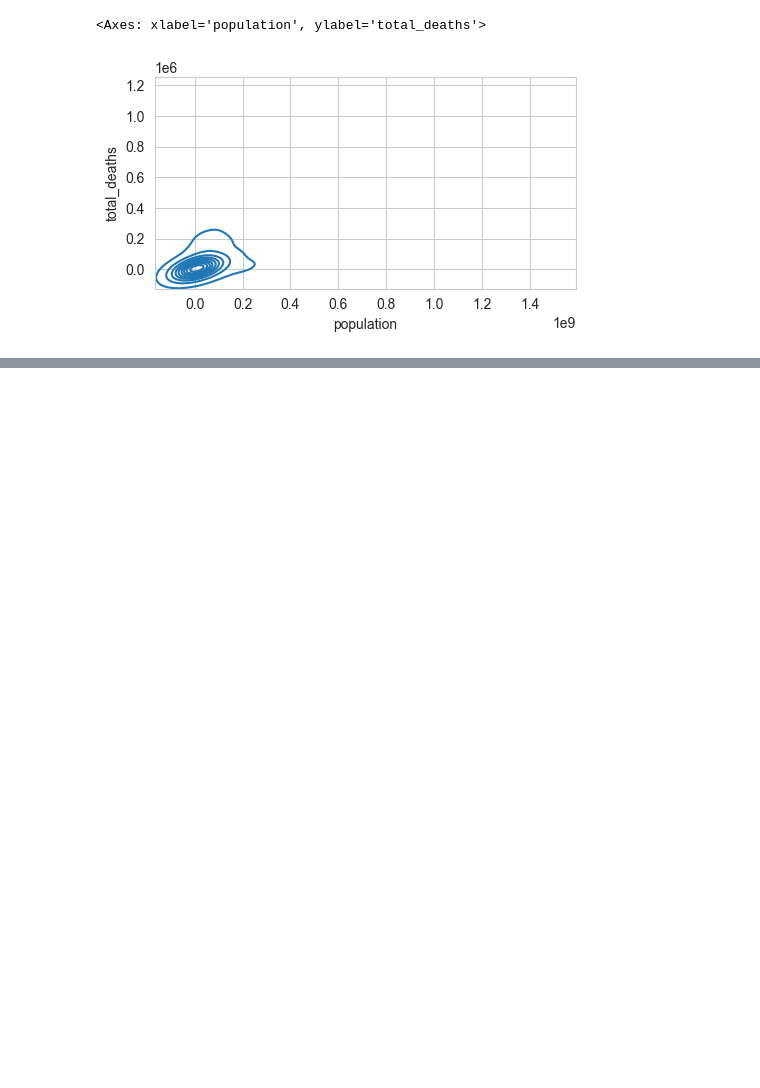
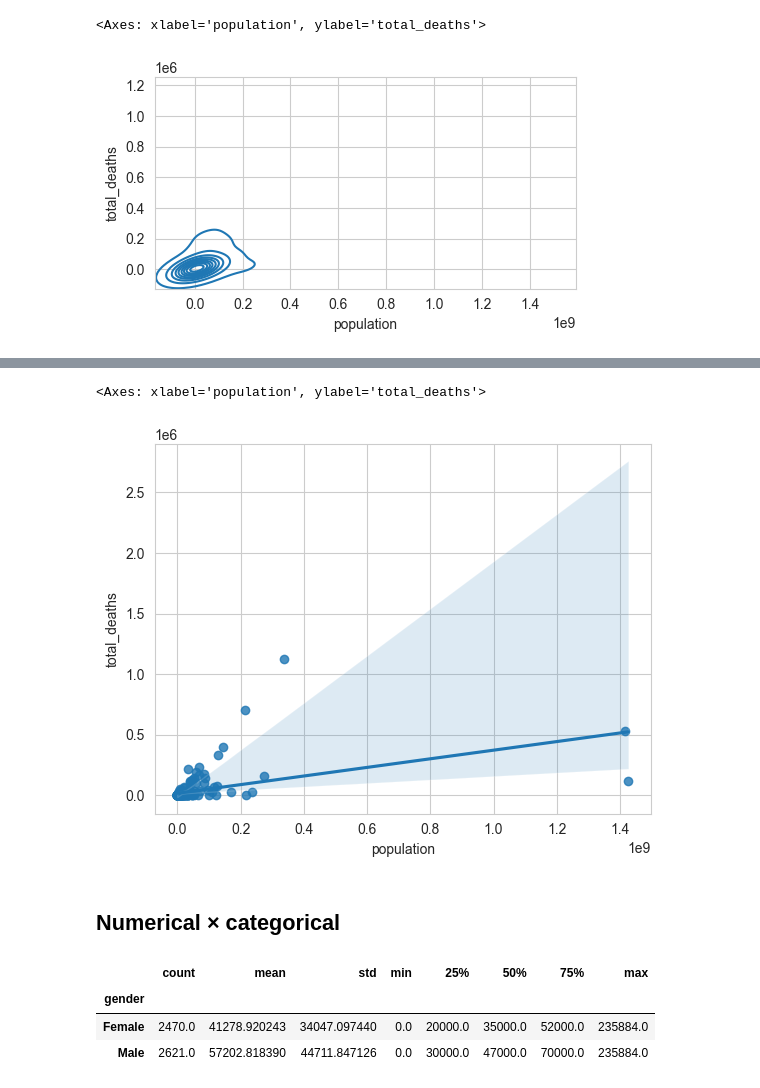
Before and after one commit to jieshu-wang-SBU/EST389_371_2026_spring, a Jupyter notebook: lectures/06-EDA_and_visualization_1/06-10_bivariate_EDA.ipynb, the cells around one changed output, grey strips where cells are left out. Drawn from its saved outputs; the diff is of its cells as text; code cells hidden in the pictures; blank space fills up the shorter version.

```diff
--- a/lectures/06-EDA_and_visualization_1/06-10_bivariate_EDA.ipynb
+++ b/lectures/06-EDA_and_visualization_1/06-10_bivariate_EDA.ipynb
@@ -56,0 +54,7 @@ covid_totals[['population','pop_density','total_cases','total_deaths']].corr()
+# %%
+# reg plots
+
+sns.regplot(data=covid_totals, x='population', y='total_deaths')
+# %% [output]
+<Axes: xlabel='population', ylabel='total_deaths'>
+[figure, added]
@@ -56,0 +65,2 @@ covid_totals[['population','pop_density','total_cases','total_deaths']].corr()
+# %% [markdown]
+## Numerical × categorical
@@ -56,0 +74,9 @@ covid_totals[['population','pop_density','total_cases','total_deaths']].corr()
+# %%
+# We wanted to study gender difference in income here, so we compare summary statistics across gender group
+
+nls97.groupby("gender")['wageincome'].describe()
+# %% [output]
+|  | count | mean | std | min | 25% | 50% | 75% | max |
+| gender |  |  |  |  |  |  |  |  |
+| Female | 2470.0 | 41278.920243 | 34047.097440 | 0.0 | 20000.0 | 35000.0 | 52000.0 | 235884.0 |
+| Male | 2621.0 | 57202.818390 | 44711.847126 | 0.0 | 30000.0 | 47000.0 | 70000.0 | 235884.0 |
```
Also changed, not shown: parts of 25 cells of this notebook.
